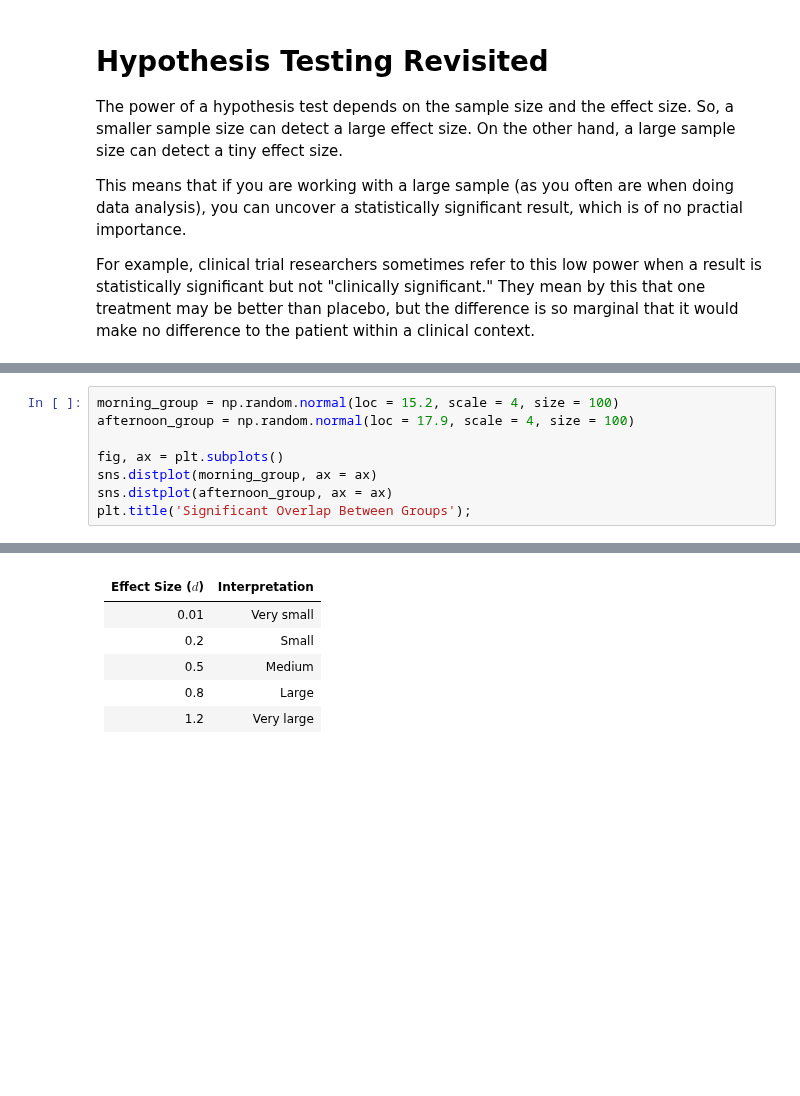
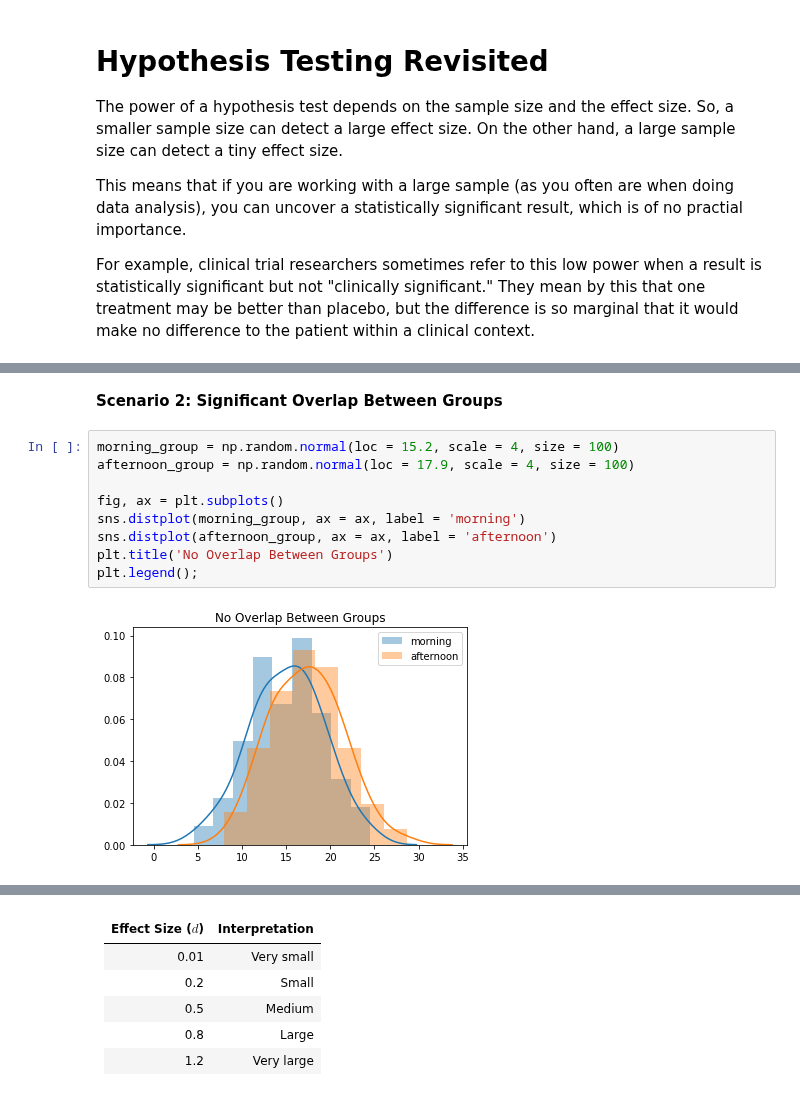
Before and after one commit to NSS-Data-Instructional-Stuff/stats-for-data-science, a Jupyter notebook: notebooks/Notebook_05c_Hypothesis_Testing_Part_3_Effect_Size.ipynb, the cells around one changed output, grey strips where cells are left out. Drawn from its saved outputs; the diff is of its cells as text; blank space fills up the shorter version.

```diff
--- a/notebooks/Notebook_05c_Hypothesis_Testing_Part_3_Effect_Size.ipynb
+++ b/notebooks/Notebook_05c_Hypothesis_Testing_Part_3_Effect_Size.ipynb
@@ -47,8 +48,13 @@ On the other hand, if the spread of scores were large and the overlap much bigge
+# %% [markdown]
+**Scenario 2: Significant Overlap Between Groups**
 # %%
 morning_group = np.random.normal(loc = 15.2, scale = 4, size = 100)
 afternoon_group = np.random.normal(loc = 17.9, scale = 4, size = 100)
 
 fig, ax = plt.subplots()
-sns.distplot(morning_group, ax = ax)
-sns.distplot(afternoon_group, ax = ax)
-plt.title('Significant Overlap Between Groups');
+sns.distplot(morning_group, ax = ax, label = 'morning')
+sns.distplot(afternoon_group, ax = ax, label = 'afternoon')
+plt.title('No Overlap Between Groups')
+plt.legend();
+# %% [output]
+[figure, added]
```
Also changed, not shown: parts of 42 cells of this notebook, 1 other file.
